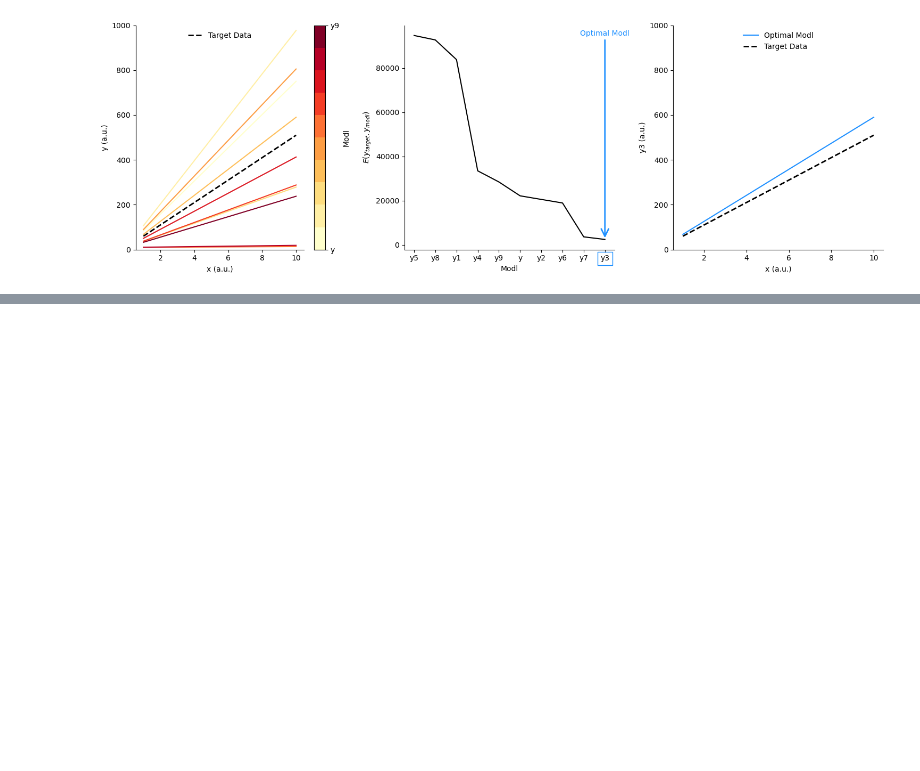
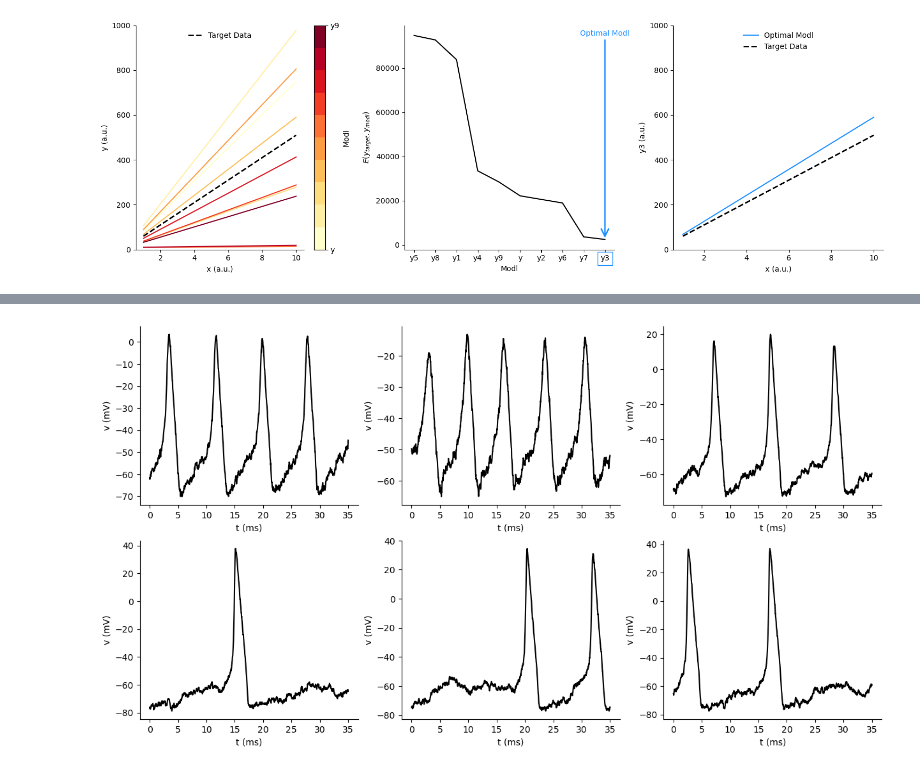
Before and after one commit to ryEllison/specialTopicsInNeuro, a Jupyter notebook: material/week2/solutionsNotebook.ipynb, the cells around one changed output, grey strips where cells are left out. Cells and saved outputs as stored; diff of their text form; code cells hidden in the pictures; blank space fills up the shorter version.

```diff
--- a/material/week2/solutionsNotebook.ipynb
+++ b/material/week2/solutionsNotebook.ipynb
@@ -768,7 +772,7 @@ def dfdt(sVars):
     return(np.array([dvdt, dudt]))
 
 #Integrate with conditional using forward-Euler formalism
-for i, T in enumerate(t):
+for i,_ in enumerate(t):
     if sVars[i, 0] >= 30:
         sVars[i + 1] = np.array([c, (sVars[i, 1] + d)])
 
@@ -826,7 +830,7 @@ def dfdt(sVars):
     return(np.array([dvdt, dudt]))
 
 #Integrate with conditional using forward-Euler formalism
-for i, T in enumerate(t):
+for i,_ in enumerate(t):
     if sVars[i, 0] >= 30:
         sVars[i + 1] = np.array([c, (sVars[i, 1] + d)])
 
@@ -931,7 +935,8 @@ def toyModl(m, b = 10):
     '''
 
     Fxnalized univariate linear regression modl object
-    - Model params are now fxn args
+
+    - Modl params are now fxn args
         * m is parg/kwarg
         * b is darg
 
@@ -1235,8 +1240,8 @@ plt.figure(figsize = (15, 5))
 plt.subplot(131)
 
 #Define colormap
-cmap = cm.get_cmap('YlOrRd', len(data.iloc[:, 1:]))
-clrs = cmap(range(len(data.iloc[:, 1:])))
+cmap = cm.get_cmap('YlOrRd', len(data.columns[1:]))
+clrs = cmap(range(len(data.columns[1:])))
 
 #Construct figure, iteratively plotting each modl's data
 for i, val in enumerate(data.iloc[:, 1:]):
@@ -1269,7 +1274,7 @@ plt.legend(frameon = False,
 #Color-encoded legend through cbar constructor
 cbar = plt.colorbar(sm, ticks = [0, 1])
 cbar.set_label('Modl')
-cbar.ax.set_yticklabels(['y', 'y9'])
+cbar.ax.set_yticklabels([data.columns[1], data.columns[len(data.columns) - 1]])
 
 #Instantiate second panel (biological data)
 plt.subplot(132)
@@ -1347,0 +1782,24 @@ plt.show()
+# %%
+##Visualization
+#Creation of graphics device
+plt.figure(figsize = (15, 8))
+
+#Creation of iterables
+sp = [231, 232, 233, 234, 235, 236]
+
+#Construct iteratively each panel
+for i,_ in enumerate(sp):
+    plt.subplot(sp[i])
+    plt.plot(data['t'] - min(data['t']),
+             data.iloc[:, i + 1] - 65,
+             color = 'black')
+    plt.xlabel('t (ms)')
+    plt.ylabel('v (mV)')
+
+#Alter graphics device attributes
+sbn.despine()
+
+#Render visualization to jupyter
+plt.show()
+# %% [output]
+[figure, added]
```
Also changed, not shown: parts of 40 cells of this notebook, 26 other files.
